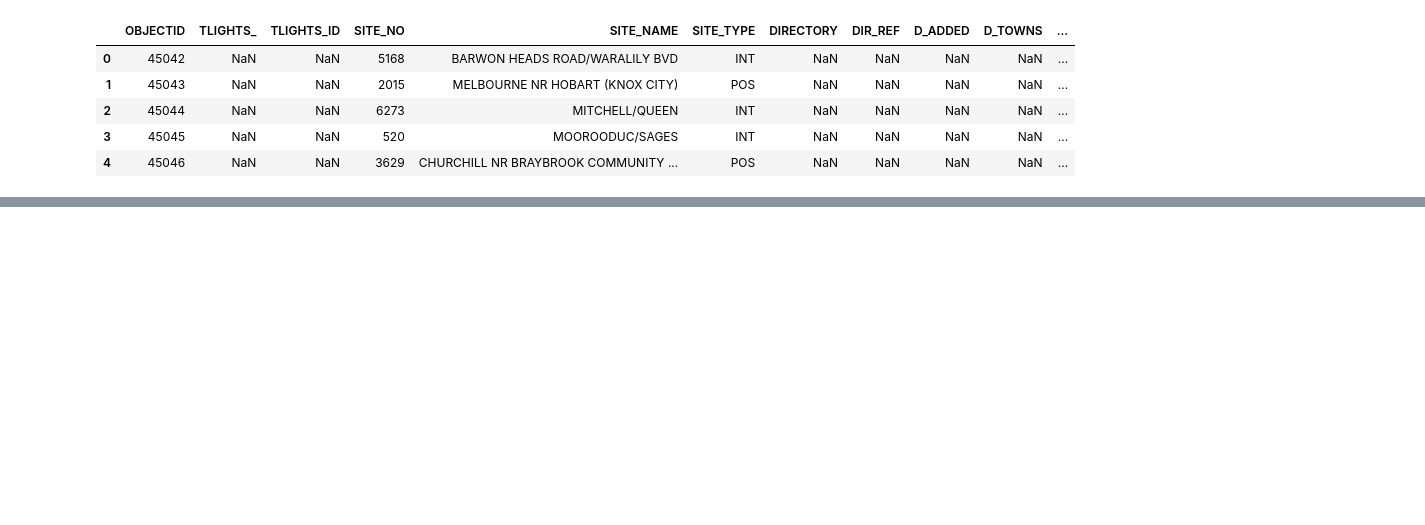
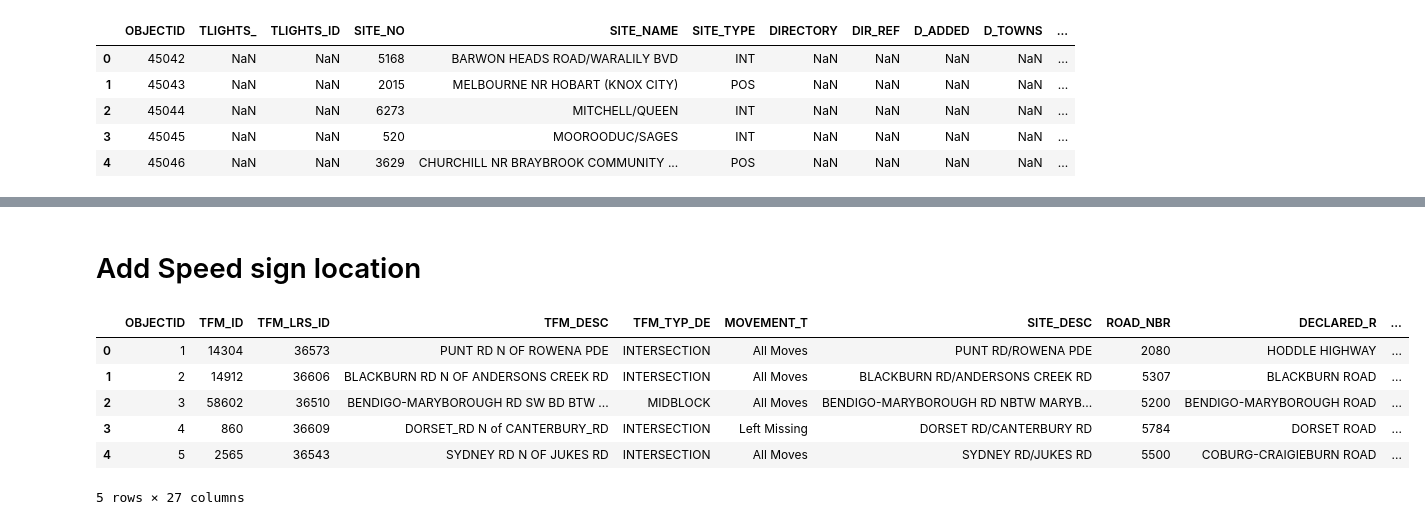
Before and after one commit to Natasji/GovHackDataDiggers, a Jupyter notebook: gov hack nat/TrafficMain.ipynb, the cells around one changed output, grey strips where cells are left out. Drawn from its saved outputs; the diff is of its cells as text; code cells hidden in the pictures; blank space fills up the shorter version.

```diff
--- a/gov hack nat/TrafficMain.ipynb
+++ b/gov hack nat/TrafficMain.ipynb
@@ -181,0 +193,20 @@ Number of entries where SITE_NO is not null: 4852
+# %% [markdown]
+# Add Speed sign location
+# %%
+# Can be used for other datasets
+sign_df = pd.read_csv('Traffic_Count_Locations_csv.csv')
+
+# Rename columns to uppercase
+sign_df.columns = sign_df.columns.str.upper()
+sign_df.rename(columns={'ID': 'SITE_NO'}, inplace=True)
+
+round_lat_lon(sign_df, 4)
+sign_df.head()
+# %% [output]
+|  | OBJECTID | TFM_ID | TFM_LRS_ID | TFM_DESC | TFM_TYP_DE | MOVEMENT_T | SITE_DESC | ROAD_NBR | DECLARED_R | ... |
+| 0 | 1 | 14304 | 36573 | PUNT RD N OF ROWENA PDE | INTERSECTION | All Moves | PUNT RD/ROWENA PDE | 2080 | HODDLE HIGHWAY | ... |
+| 1 | 2 | 14912 | 36606 | BLACKBURN RD N OF ANDERSONS CREEK RD | INTERSECTION | All Moves | BLACKBURN RD/ANDERSONS CREEK RD | 5307 | BLACKBURN ROAD | ... |
+| 2 | 3 | 58602 | 36510 | BENDIGO-MARYBOROUGH RD SW BD BTW ... | MIDBLOCK | All Moves | BENDIGO-MARYBOROUGH RD NBTW MARYB... | 5200 | BENDIGO-MARYBOROUGH ROAD | ... |
+| 3 | 4 | 860 | 36609 | DORSET_RD N of CANTERBURY_RD | INTERSECTION | Left Missing | DORSET RD/CANTERBURY RD | 5784 | DORSET ROAD | ... |
+| 4 | 5 | 2565 | 36543 | SYDNEY RD N OF JUKES RD | INTERSECTION | All Moves | SYDNEY RD/JUKES RD | 5500 | COBURG-CRAIGIEBURN ROAD | ... |
+5 rows × 27 columns
```
Also changed, not shown: parts of 16 cells of this notebook, 28 other files.
